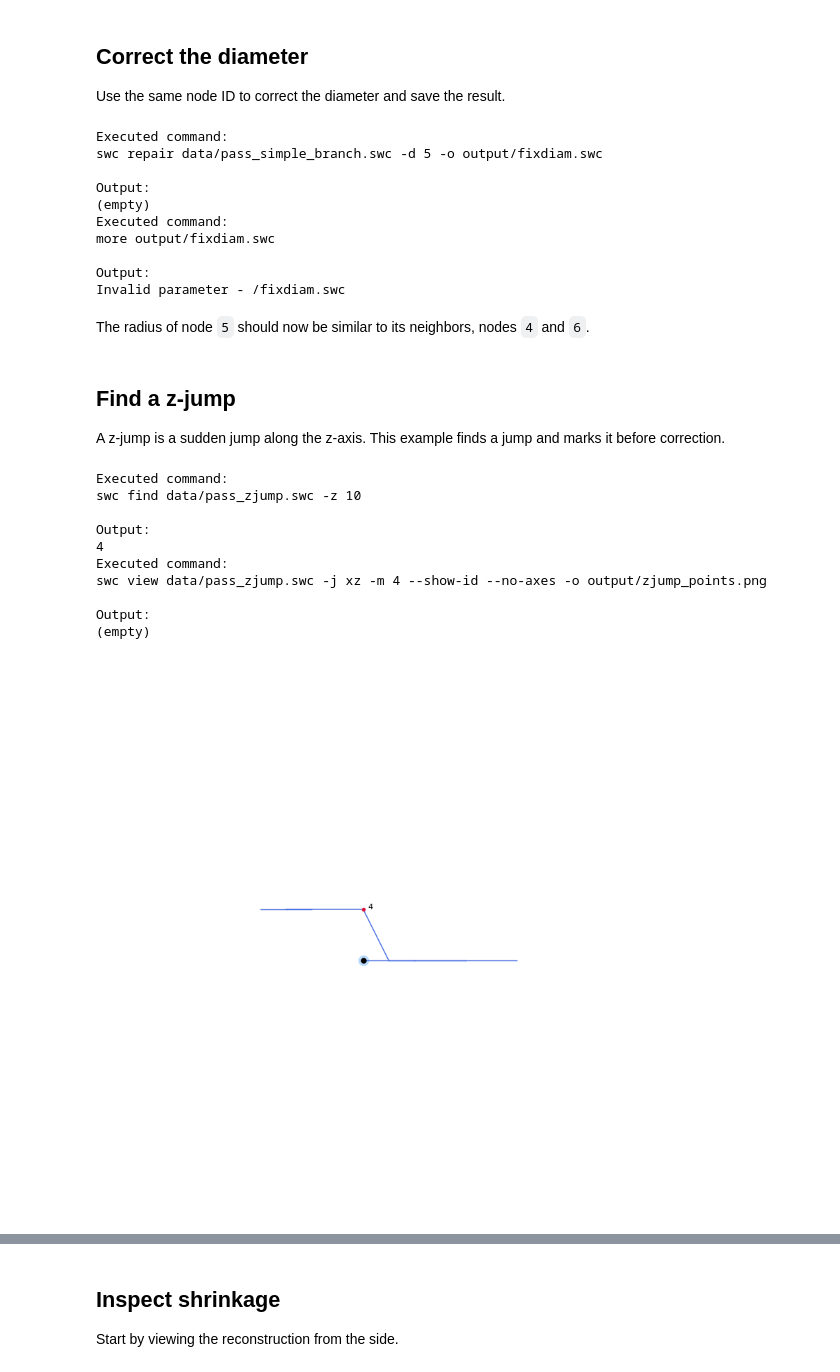
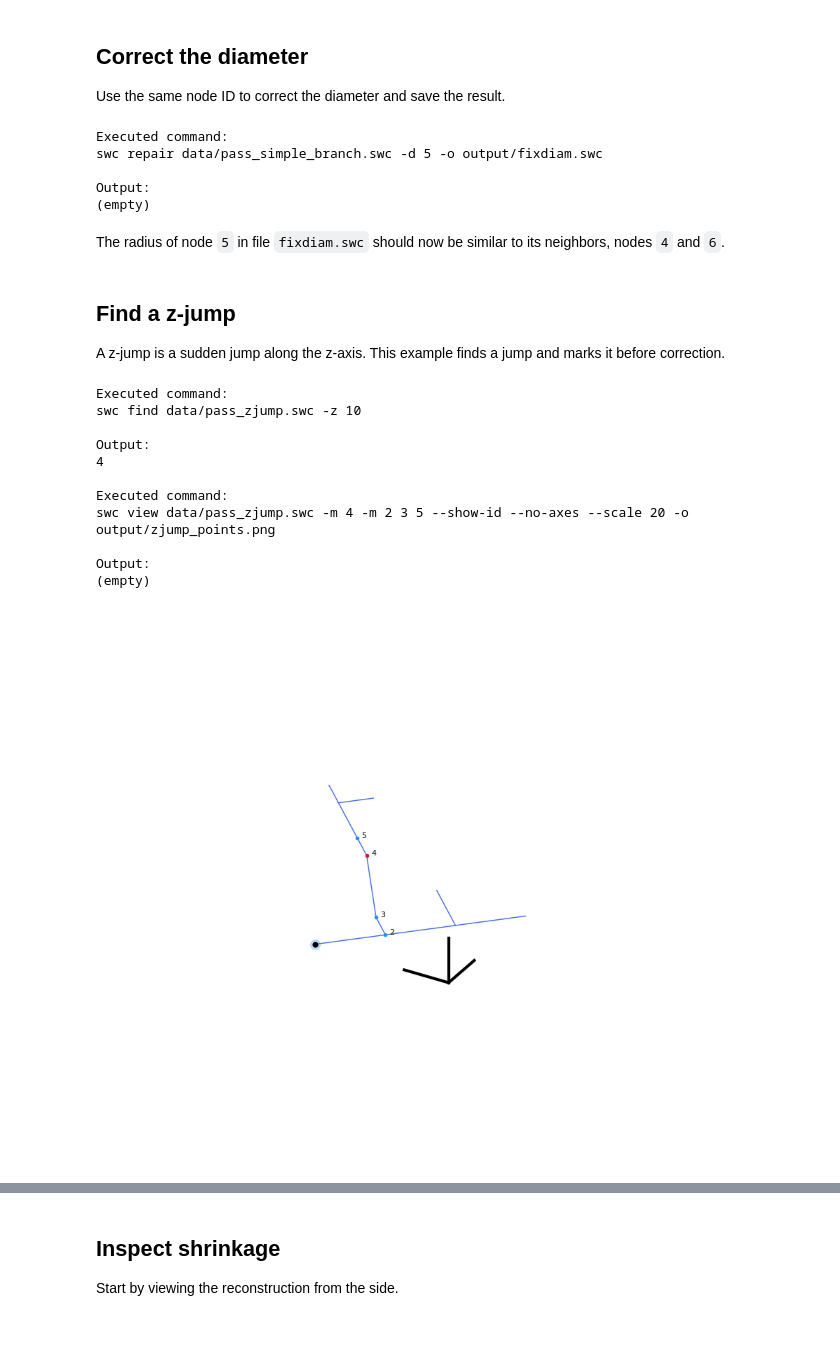
Before and after one commit to a1eko/treem, a Jupyter notebook: tutorials/3_correct_reconstruction.ipynb, the cells around one changed output, grey strips where cells are left out. Cells and saved outputs as stored; diff of their text form; code cells hidden in the pictures; blank space fills up the shorter version.

```diff
--- a/tutorials/3_correct_reconstruction.ipynb
+++ b/tutorials/3_correct_reconstruction.ipynb
@@ -119,20 +121,14 @@ Output:
 Use the same node ID to correct the diameter and save the result.
 # %%
 shell_cmd("swc repair data/pass_simple_branch.swc -d 5 -o output/fixdiam.swc")
-shell_cmd("more output/fixdiam.swc")
 # %% [output]
 Executed command:
 swc repair data/pass_simple_branch.swc -d 5 -o output/fixdiam.swc
 
 Output:
 (empty)
-Executed command:
-more output/fixdiam.swc
-
-Output:
-Invalid parameter - /fixdiam.swc
 # %% [markdown]
-The radius of node `5` should now be similar to its neighbors, nodes `4` and `6`.
+The radius of node `5` in file `fixdiam.swc` should now be similar to its neighbors, nodes `4` and `6`.
 # %% [markdown]
 ## Find a z-jump
 
@@ -140,18 +136,19 @@ A z-jump is a sudden jump along the z-axis. This example finds a jump and marks
 # %%
 shell_cmd("swc find data/pass_zjump.swc -z 10")
 shell_cmd(
-    "swc view data/pass_zjump.swc -j xz -m 4 --show-id --no-axes -o output/zjump_points.png",
+    "swc view data/pass_zjump.swc -m 4 -m 2 3 5 --show-id --no-axes --scale 20 -o output/zjump_points.png",
     image="output/zjump_points.png",
 )
 # %% [output]
 Executed command:
 swc find data/pass_zjump.swc -z 10
 
 Output:
 4
+
 Executed command:
-swc view data/pass_zjump.swc -j xz -m 4 --show-id --no-axes -o output/zjump_points.png
+swc view data/pass_zjump.swc -m 4 -m 2 3 5 --show-id --no-axes --scale 20 -o output/zjump_points.png
 
 Output:
 (empty)
-[figure, old version]
+[figure, new version]
```
Also changed, not shown: parts of 6 cells of this notebook, 5 other files.
